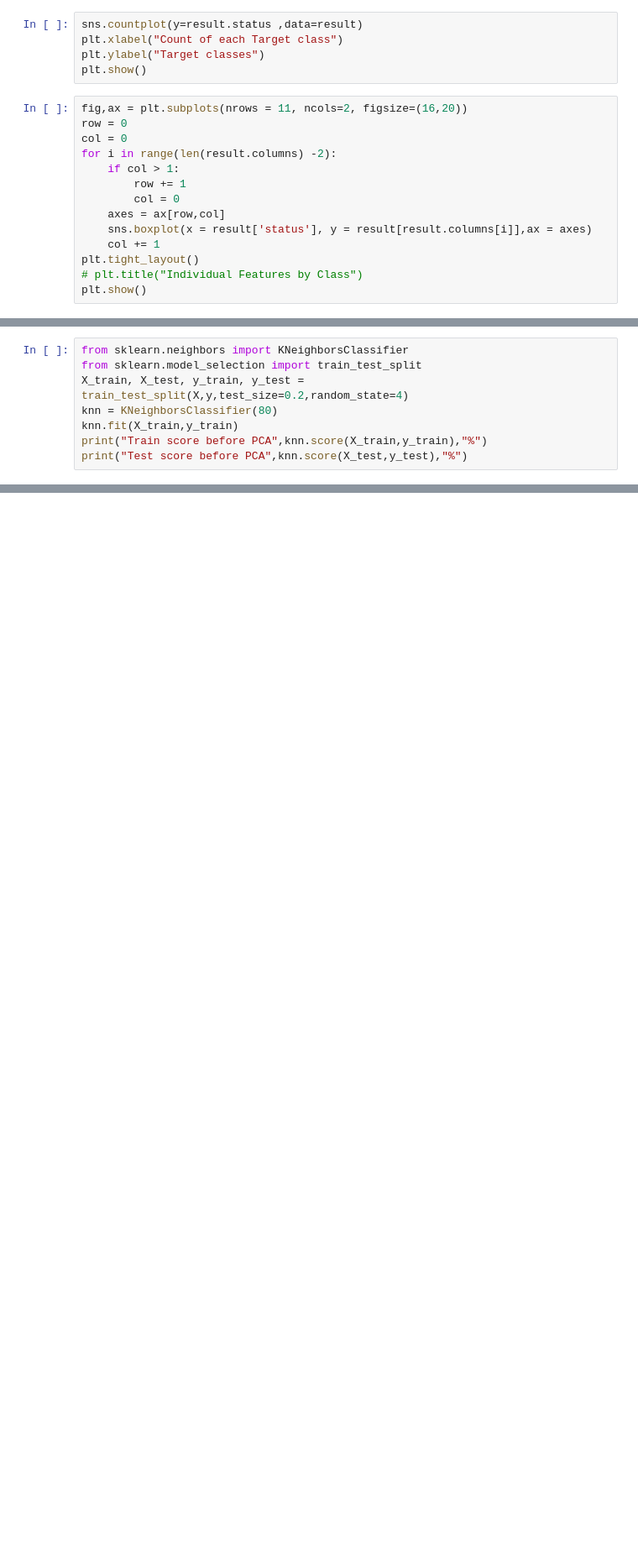
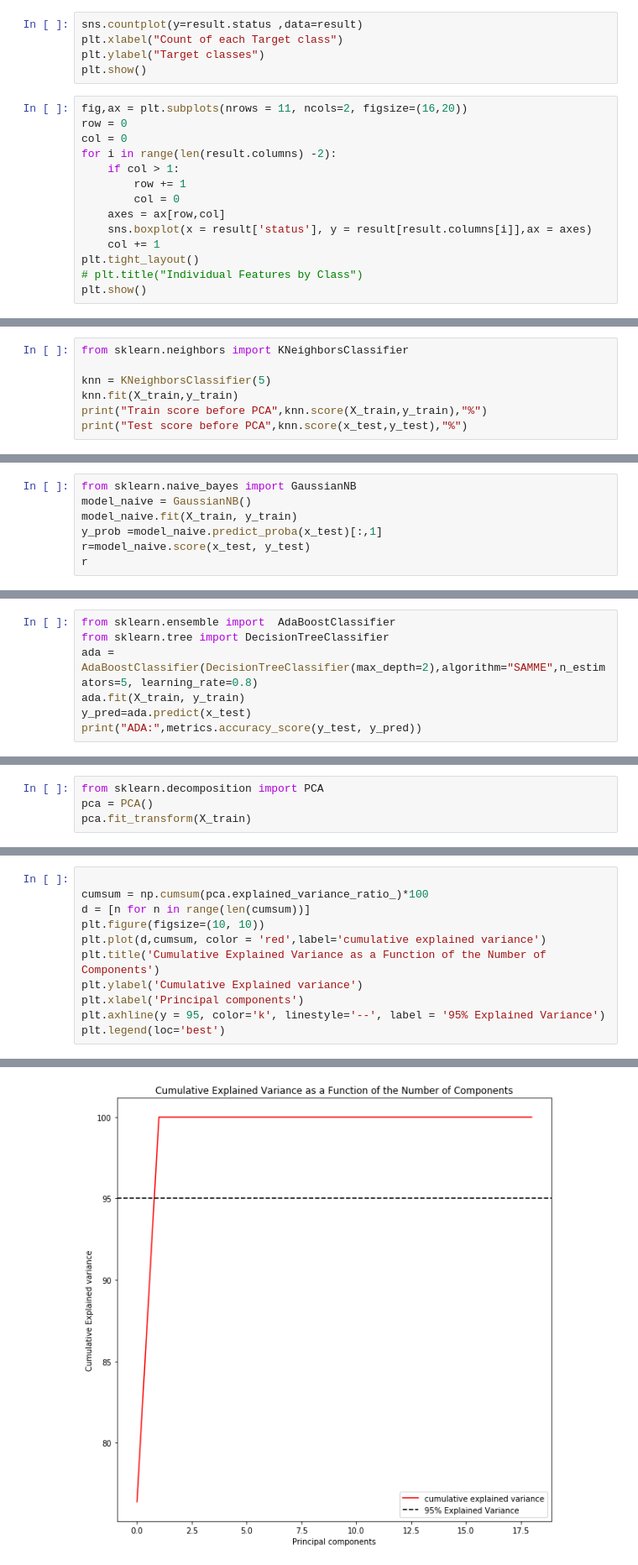
Before and after one commit to ozklingel/hands, a Jupyter notebook: hends.ipynb, the cells around one changed output, grey strips where cells are left out. Shown: that part at 84% size. Cells and saved outputs as stored; diff of their text form; blank space fills up the shorter version.

```diff
--- a/hends.ipynb
+++ b/hends.ipynb
@@ -187,8 +465,7 @@ X
 # %%
 from sklearn.neighbors import KNeighborsClassifier
-from sklearn.model_selection import train_test_split
-X_train, X_test, y_train, y_test = train_test_split(X,y,test_size=0.2,random_state=4)
-knn = KNeighborsClassifier(80)
+
+knn = KNeighborsClassifier(5)
 knn.fit(X_train,y_train)
 print("Train score before PCA",knn.score(X_train,y_train),"%")
-print("Test score before PCA",knn.score(X_test,y_test),"%")
+print("Test score before PCA",knn.score(x_test,y_test),"%")
@@ -207,0 +474,7 @@ r.append(rr, ignore_index=True)
+# %%
+from sklearn.naive_bayes import GaussianNB
+model_naive = GaussianNB()
+model_naive.fit(X_train, y_train)
+y_prob =model_naive.predict_proba(x_test)[:,1]
+r=model_naive.score(x_test, y_test)
+r
@@ -207,0 +483,7 @@ r.append(rr, ignore_index=True)
+# %%
+from sklearn.ensemble import  AdaBoostClassifier
+from sklearn.tree import DecisionTreeClassifier
+ada = AdaBoostClassifier(DecisionTreeClassifier(max_depth=2),algorithm="SAMME",n_estimators=5, learning_rate=0.8)
+ada.fit(X_train, y_train)
+y_pred=ada.predict(x_test)
+print("ADA:",metrics.accuracy_score(y_test, y_pred))
@@ -207,0 +492,4 @@ r.append(rr, ignore_index=True)
+# %%
+from sklearn.decomposition import PCA
+pca = PCA()
+pca.fit_transform(X_train)
@@ -207,0 +521,12 @@ r.append(rr, ignore_index=True)
+# %%
+
+cumsum = np.cumsum(pca.explained_variance_ratio_)*100
+d = [n for n in range(len(cumsum))]
+plt.figure(figsize=(10, 10))
+plt.plot(d,cumsum, color = 'red',label='cumulative explained variance')
+plt.title('Cumulative Explained Variance as a Function of the Number of Components')
+plt.ylabel('Cumulative Explained variance')
+plt.xlabel('Principal components')
+plt.axhline(y = 95, color='k', linestyle='--', label = '95% Explained Variance')
+plt.legend(loc='best')
+# %% [output]
@@ -207,0 +534 @@ r.append(rr, ignore_index=True)
+[figure, added]
```
Also changed, not shown: parts of 62 cells of this notebook.
